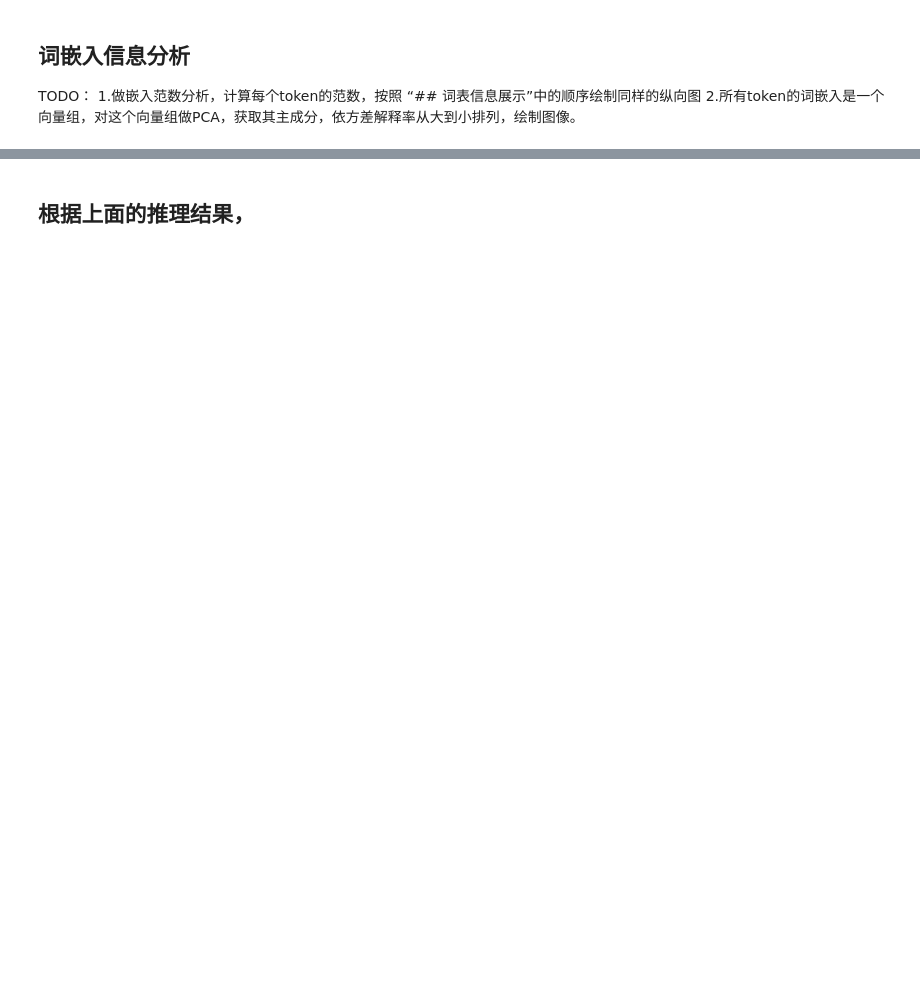
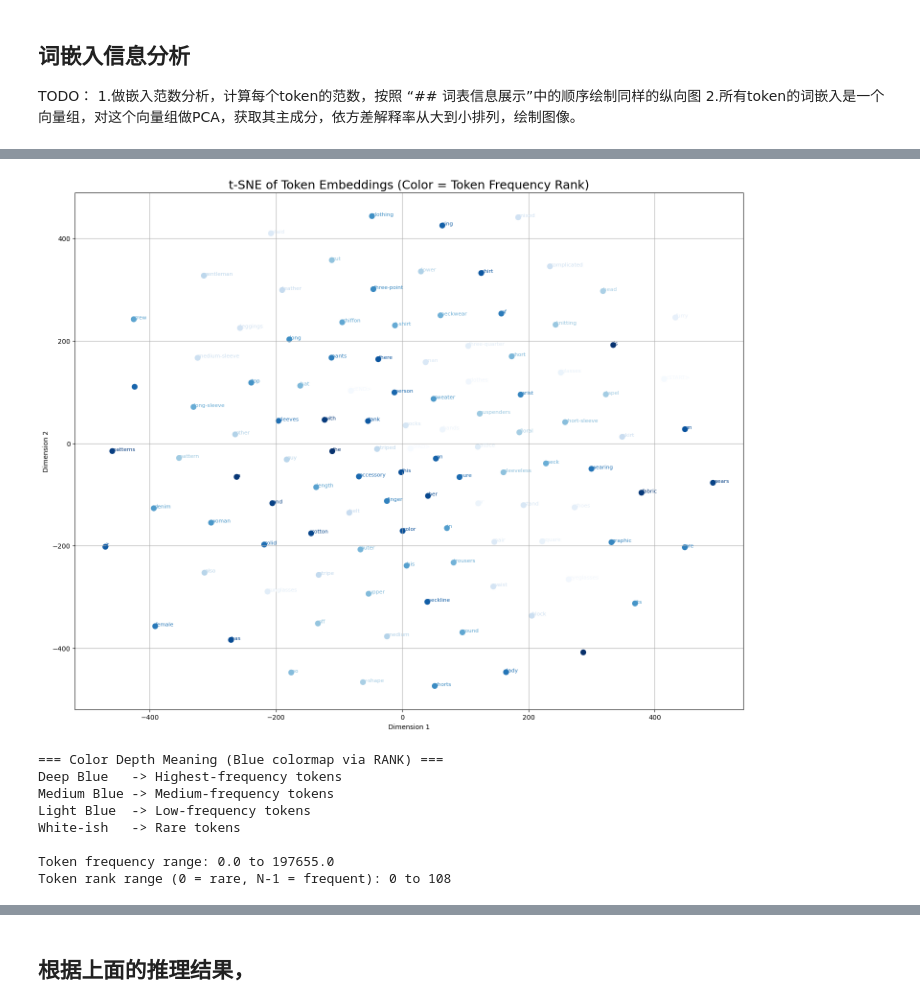
Before and after one commit to ZZL-2005/NNDL-course-captioning, a Jupyter notebook: experiments/analysis1.ipynb, the cells around one changed output, grey strips where cells are left out. Cells and saved outputs as stored; diff of their text form; code cells hidden in the pictures; blank space fills up the shorter version.

```diff
--- a/experiments/analysis1.ipynb
+++ b/experiments/analysis1.ipynb
@@ -9,0 +263,78 @@ TODO：
+# %%
+import numpy as np
+import matplotlib.pyplot as plt
+from sklearn.manifold import TSNE
+from matplotlib import cm
+
+# ===============================================================
+# 1. 准备数据
+# ===============================================================
+
+emb = model.decoder.token_emb.weight.detach().cpu().numpy()
+tokens = list(token2id.keys())
+
+# 获得 token 频率
+freq_arr = np.array([freq.get(t, 0) for t in tokens], dtype=float)
+
+# 按频率排序得到 rank：0 = 最低频，N-1 = 最高频
+ranks = freq_arr.argsort().argsort()
+rank_norm = ranks / (len(tokens) - 1)  # 映射到 [0,1]
+
+# ===============================================================
+# 2. t-SNE 降维
+# ===============================================================
+
+perplexity = min(30, len(tokens) // 3)
+perplexity = max(5, perplexity)
+
+tsne = TSNE(
+    n_components=2,
+    perplexity=perplexity,
+    init="random",
+    learning_rate=200
+)
+emb_2d = tsne.fit_transform(emb)
+
+# ===============================================================
+# 3. 可视化（深浅明显）
+# ===============================================================
+
+plt.figure(figsize=(18, 14))
+
+# 这里依旧用 Blues，但 rank_norm 使深浅呈严格从浅→深
+colors = cm.Blues(rank_norm)
+
+plt.scatter(emb_2d[:, 0], emb_2d[:, 1], color=colors, s=60)
+
+for i, token in enumerate(tokens):
+    x, y = emb_2d[i]
+    plt.text(x + 0.5, y + 0.5, token, fontsize=8, color=colors[i])
+
+plt.title("t-SNE of Token Embeddings (Color = Token Frequency Rank)", fontsize=18)
+plt.xlabel("Dimension 1")
+plt.ylabel("Dimension 2")
+plt.grid(True)
+plt.show()
+
+# ===============================================================
+# 4. 打印 rank→色深 信息
+# ===============================================================
+
+print("=== Color Depth Meaning (Blue colormap via RANK) ===")
+print("Deep Blue   -> Highest-frequency tokens")
+print("Medium Blue -> Medium-frequency tokens")
+print("Light Blue  -> Low-frequency tokens")
+print("White-ish   -> Rare tokens")
+print("")
+print("Token frequency range:", freq_arr.min(), "to", freq_arr.max())
+print("Token rank range (0 = rare, N-1 = frequent):", ranks.min(), "to", ranks.max())
+# %% [output]
+[figure, added]
+=== Color Depth Meaning (Blue colormap via RANK) ===
+Deep Blue   -> Highest-frequency tokens
+Medium Blue -> Medium-frequency tokens
+Light Blue  -> Low-frequency tokens
+White-ish   -> Rare tokens
+
+Token frequency range: 0.0 to 197655.0
+Token rank range (0 = rare, N-1 = frequent): 0 to 108
```
Also changed, not shown: parts of 25 cells of this notebook, 9 other files.
